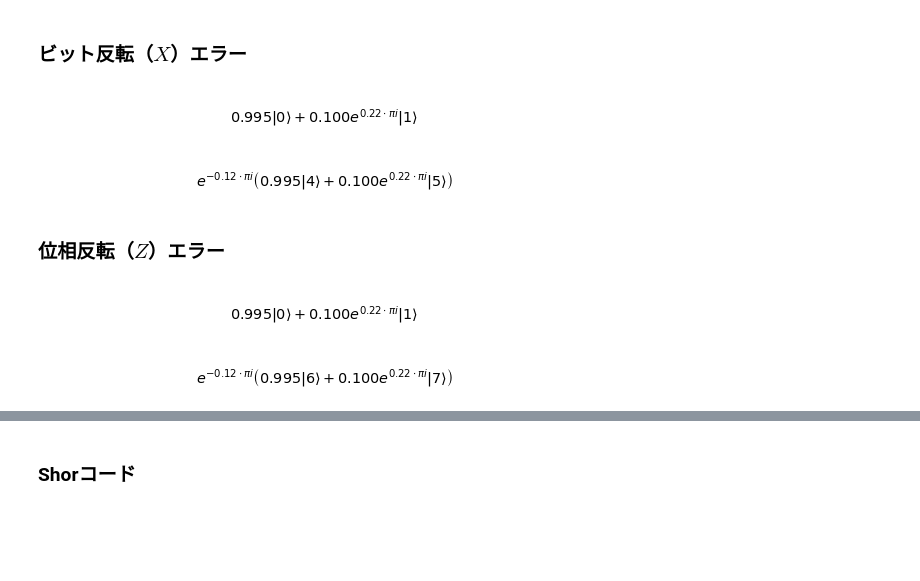
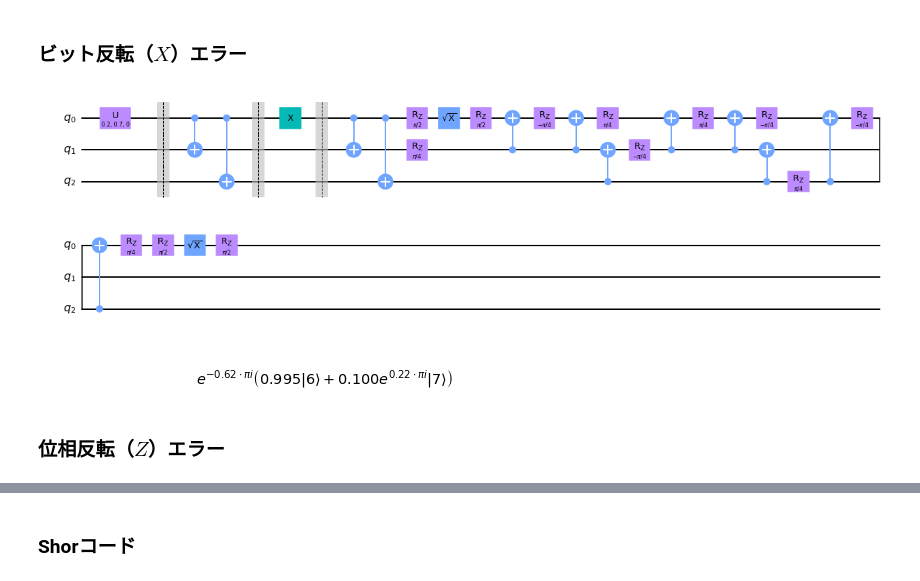
Before and after one commit to UTokyo-ICEPP/qc-workbook-lecturenotes, a Jupyter notebook: ja/2022_06_10.ipynb, the cells around one changed output, grey strips where cells are left out. Saved outputs shown, nothing was run; the diff lists cells and outputs as text; code cells hidden in the pictures; blank space fills up the shorter version.

```diff
--- a/ja/2022_06_10.ipynb
+++ b/ja/2022_06_10.ipynb
@@ -103,49 +134,30 @@ show_circuit_op(circuit, global_phase=-np.pi / 8.)
 ## 量子エラーとエラー訂正
 # %% [markdown]
 ### ビット反転（$X$）エラー
-# %%
-circuit = QuantumCircuit(3)
-
-circuit.u(0.2, 0.7, 0., 0)
-
-show_state(circuit)
-
-circuit.cx(0, 1)
-circuit.cx(0, 2)
-
-circuit.x(np.random.randint(3))
-
-circuit.cx(0, 1)
-circuit.cx(0, 2)
-
-apply_toffoli(circuit, 2, 1, 0)
-
-show_state(circuit, global_phase=-np.pi / 8.);
-# %% [output]
-[figure, removed]
-[figure, removed]
+# %%
+circuit = QuantumCircuit(3)
+
+circuit.u(0.2, 0.7, 0., 0)
+circuit.barrier()
+
+circuit.cx(0, 1)
+circuit.cx(0, 2)
+
+circuit.barrier()
+circuit.x(np.random.randint(3))
+circuit.barrier()
+
+circuit.cx(0, 1)
+circuit.cx(0, 2)
+
+apply_toffoli(circuit, 2, 1, 0)
+
+circuit.draw('mpl')
+# %% [output]
+[figure, added]
+# %%
+show_state(circuit, global_phase=(-5. / 8. * np.pi));
+# %% [output]
+[figure, added]
 # %% [markdown]
 ### 位相反転（$Z$）エラー
-# %%
-circuit = QuantumCircuit(3)
-
-circuit.u(0.2, 0.7, 0., 0)
-
-show_state(circuit)
-
-circuit.cx(0, 1)
-circuit.cx(0, 2)
-circuit.h([0, 1, 2])
-
-circuit.z(np.random.randint(3))
-
-circuit.h([0, 1, 2])
-circuit.cx(0, 1)
-circuit.cx(0, 2)
-
-apply_toffoli(circuit, 2, 1, 0)
-
-show_state(circuit, global_phase=-np.pi / 8.);
-# %% [output]
-[figure, removed]
-[figure, removed]
```
Also changed, not shown: parts of 18 cells of this notebook.
